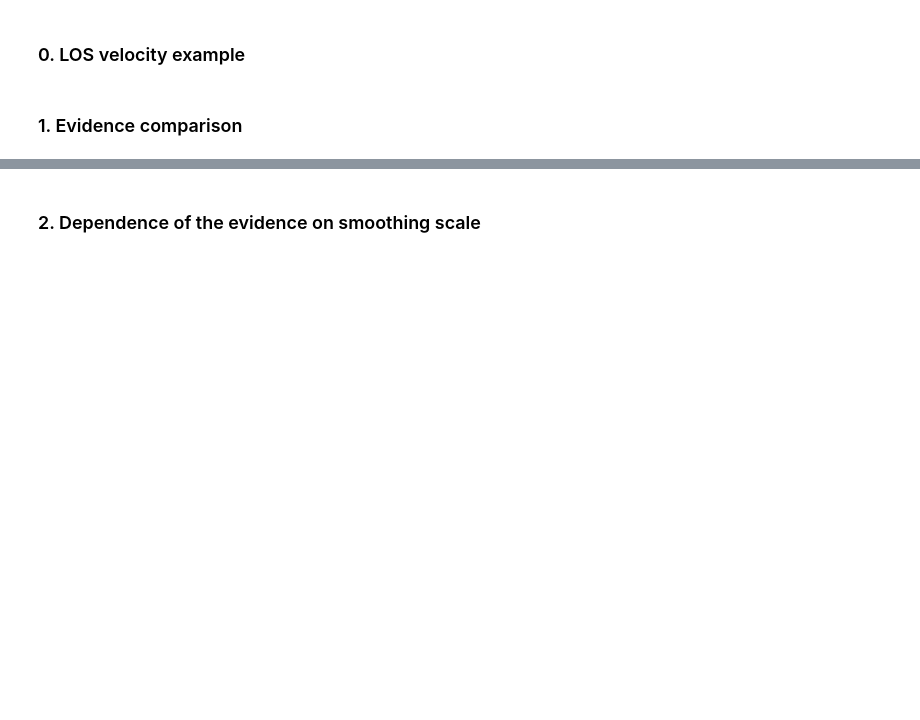
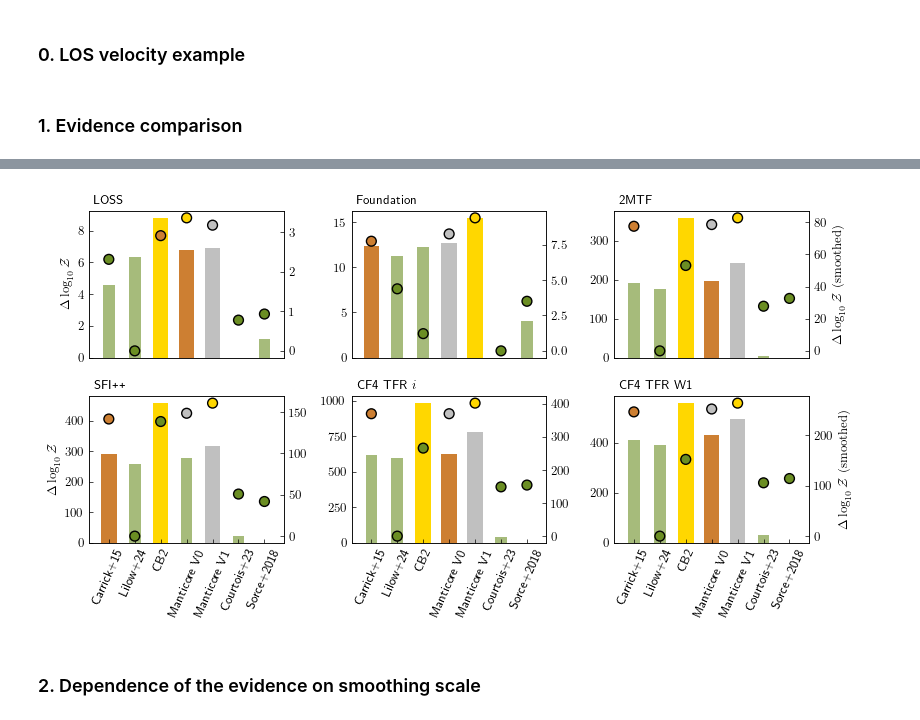
Before and after one commit to Richard-Sti/csiborgtools_public, a Jupyter notebook: notebooks/flow/reconstruction_comparison.ipynb, the cells around one changed output, grey strips where cells are left out. Saved outputs shown, nothing was run; the diff lists cells and outputs as text; code cells hidden in the pictures; blank space fills up the shorter version.

Commit message:
Update plot

```diff
--- a/notebooks/flow/reconstruction_comparison.ipynb
+++ b/notebooks/flow/reconstruction_comparison.ipynb
@@ -234,3 +209,86 @@ with plt.style.context('science'):
+# %%
+cmap = mpl.colormaps.get_cmap("coolwarm")
+
+def make_colours(y, n, k):
+    sorted_indices = np.argsort(y[n, k])[::-1]  # Sort in descending order
+    # Initialize colors to gray
+    colors = ['olivedrab'] * len(y[n, k])
+
+    # Assign specific colors to top 3 values
+    if len(sorted_indices) >= 1:
+        colors[sorted_indices[0]] = '#FFD700'  # Highest value gets gold
+    if len(sorted_indices) >= 2:
+        colors[sorted_indices[1]] = '#C0C0C0'  # Second highest gets silver
+    if len(sorted_indices) >= 3:
+        colors[sorted_indices[2]] = "#CD7F32"  # Third highest gets bronze
+    return colors
+
+def plot_bars_with_varying_width(ax, x, y, colors, bar_width, reduced_width, reduced_alpha):
+    sorted_indices = np.argsort(y)[::-1]
+
+    for i, height in enumerate(y):
+        if i in sorted_indices[:3]:  # Top 3 bars
+            ax.bar(x[i], height, color=colors[i], width=bar_width)
+        else:  # Non-top 3 bars
+            ax.bar(x[i], height, color=colors[i], width=reduced_width, alpha=reduced_alpha)
+
+
+with plt.style.context('science'):
+    plt.rcParams.update({'font.size': 9})
+    figwidth = 8.3
+    fig, axs = plt.subplots(2, 3, figsize=(figwidth, 0.55 * figwidth))
+    fig.subplots_adjust(hspace=0, wspace=0)
+
+    x = np.arange(len(sims))
+    y = y_lnZ
+    bar_width = 0.6  # Adjust the width of the bars if necessary
+
+    for n in range(len(catalogues)):
+        i, j = n // 3, n % 3
+        ax = axs[i, j]
+
+        ax.text(0.025, 1.075, catalogue_to_pretty(catalogues[n]),  # Moved slightly higher to 1.05
+                transform=ax.transAxes,
+                verticalalignment='center', horizontalalignment='left',
+                bbox=dict(facecolor='white', alpha=0.85, edgecolor='none', pad=3),  # Add padding to the box
+                zorder=5  # Ensure the text is drawn on top of other elements
+                )
+        # norm = mpl.colors.Normalize(vmin=np.min(y[n, 0]), vmax=np.max(y[n, 0]))
+        # colors = [mpl.colors.to_hex(cmap(norm(v))) for v in y[n, 0]]  # Convert colors to hex for the palette
+        colors = make_colours(y, n, 0)
+        plot_bars_with_varying_width(ax, x, y[n, 0], colors, bar_width, 0.75 * bar_width, 0.6)
+
+        # Right y-axis seaborn scatter plot
+        colors = make_colours(y, n, 1)
+        ax_right = ax.twinx()  # Create a twin y-axis
+        ax_right.scatter(x, y[n, 1], c=colors, s=50, zorder=1, edgecolors="k")
+
+        if i in [0, 1] and j == 2:
+            ax_right.set_ylabel(r"$\Delta \log_{10} \mathcal{Z} ~ (\mathrm{smoothed})$")
+        ax_right.tick_params(axis='y', which='minor', length=0)
+
+
+    for i in range(3):
+        axs[1, i].set_xticks(
+            np.arange(len(sims)),
+            [simname_to_pretty(sim) for sim in sims], rotation=66,)
+        axs[0, i].set_xticks([], [])
+
+    for i in range(2):
+        for j in range(3):
+            axs[i, j].set_xlim(-0.75, len(sims) - 0.25)
+
+            axs[i, j].tick_params(axis='x', which='major', top=False)
+            axs[i, j].tick_params(axis='x', which='minor', top=False, length=0)
+            axs[i, j].tick_params(axis='y', which='minor', length=0)
+
+        axs[i, 0].set_ylabel(r"$\Delta \log_{10} \mathcal{Z}$")
+
+    fig.tight_layout()
+    fig.savefig(f"../../plots/lnZ_comparison.pdf", dpi=500, bbox_inches='tight')
+    fig.show()
+# %% [output]
+[figure, added]
 # %% [markdown]
 ### 2. Dependence of the evidence on smoothing scale
 # %%
```
Also changed, not shown: parts of 3 cells of this notebook.
